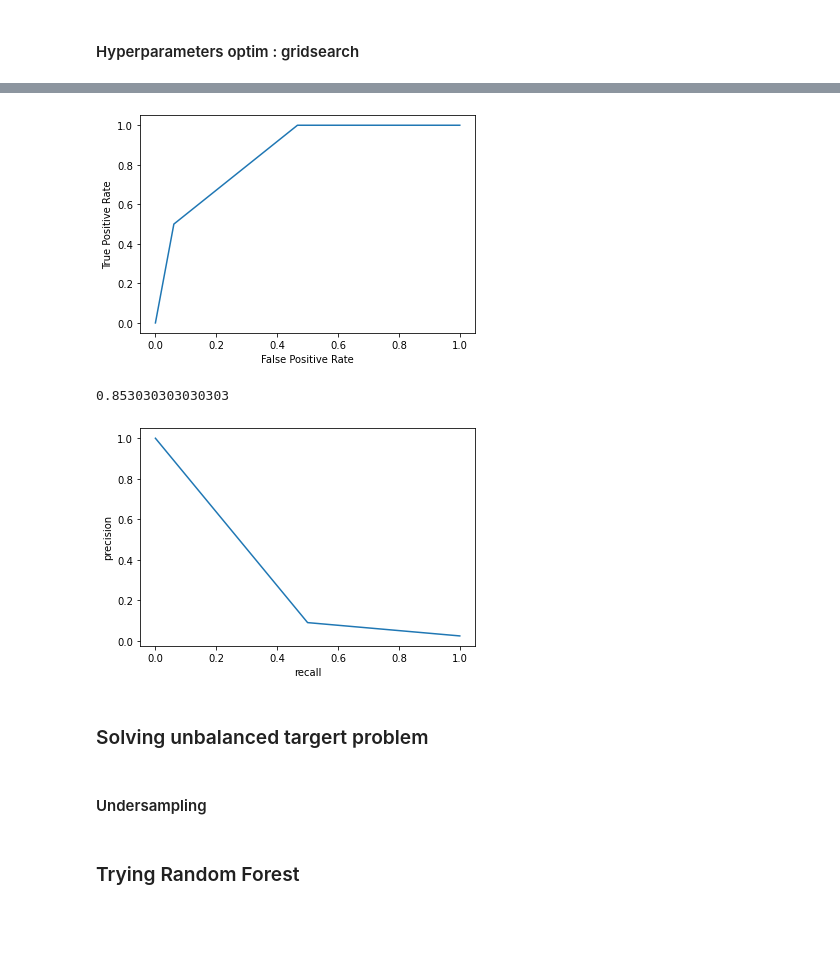
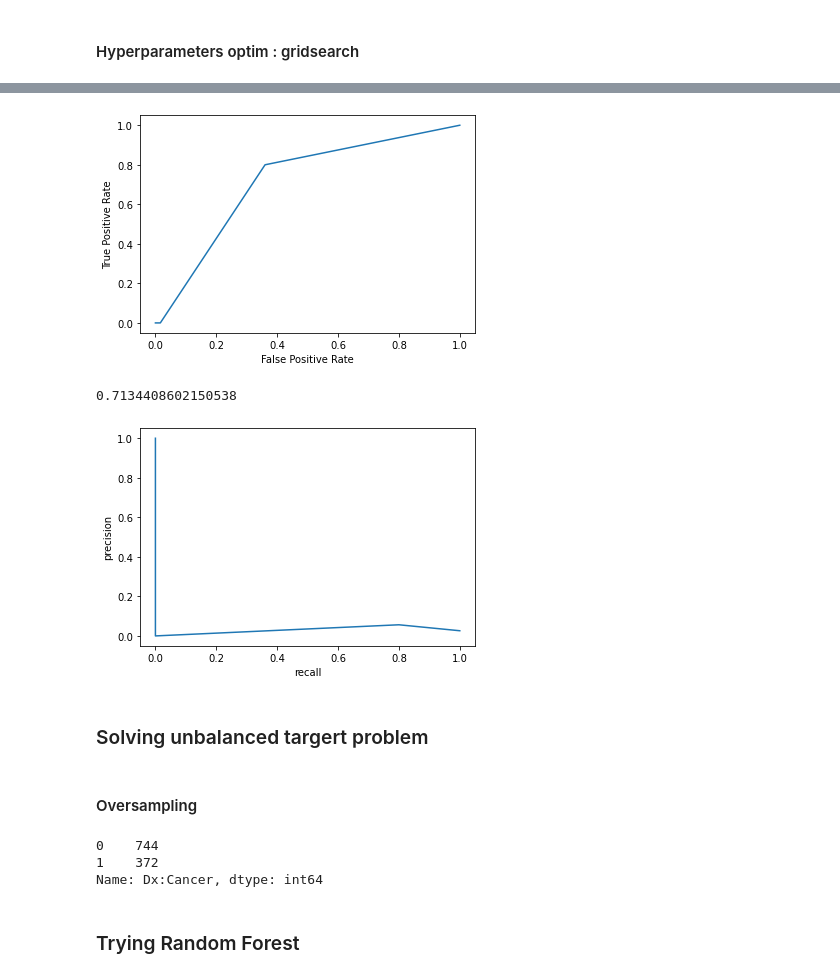
Before and after one commit to Steelataure/B3-dev, a Jupyter notebook: Machine Learning et Python/cours 2/ML_ python introduction & binary classifiers-2.ipynb, the cells around one changed output, grey strips where cells are left out. Drawn from its saved outputs; the diff is of its cells as text; code cells hidden in the pictures; blank space fills up the shorter version.

```diff
--- a/Machine Learning et Python/cours 2/ML_ python introduction & binary classifiers-2.ipynb
+++ b/Machine Learning et Python/cours 2/ML_ python introduction & binary classifiers-2.ipynb
@@ -223,34 +257,34 @@ best auc: 0.7748590556730091
 # %%
 # calling classifier
-clf_best = DecisionTreeClassifier(criterion= 'entropy', max_depth=4, min_samples_split = 0.07, random_state= 42)
+clf_best = DecisionTreeClassifier(criterion= 'entropy', max_depth=3, min_samples_split = 0.02, random_state= 42)
 
 # model variables definitions
 Y = data['Dx:Cancer']
 X = data.drop(labels=['Dx:Cancer'], axis=1)
 
 # splitting into train test
-X_train, X_test, Y_train, Y_test = train_test_split(X, Y, test_size = 0.25, random_state=30)
+X_train, X_test, Y_train, Y_test = train_test_split(X, Y, test_size = 0.25, random_state=70)
 
 # running search
 clf_best.fit(X_train, Y_train)
 
 # prediction
 estimate_best = clf_best.predict_proba(X_test)[:,1]
 fpr, tpr, _ = roc_curve(Y_test,  estimate_best)
 # getting roc curve
 
 plt.plot(fpr,tpr)
 
 plt.ylabel('True Positive Rate')
 plt.xlabel('False Positive Rate')
 plt.show()
 # %% [output]
-[figure, old version]
+[figure, new version]
 # %%
 # auc
 auc(fpr, tpr)
 # %% [output]
-0.853030303030303
+0.7134408602150538
 # %%
 precision, recall, _ = precision_recall_curve(Y_test,  estimate_best)
 
@@ -262,10 +296,10 @@ plt.ylabel('precision')
 plt.xlabel('recall')
 plt.show()
 # %% [output]
-[figure, old version]
+[figure, new version]
 # %%
 # plotting tree
 # %% [markdown]
 ### Solving unbalanced targert problem
 # %% [markdown]
-#### Undersampling
+#### Oversampling
@@ -272,3 +311,9 @@ plt.show()
+# %%
+data_resampled['Dx:Cancer'].value_counts()
+# %% [output]
+0    744
+1    372
+Name: Dx:Cancer, dtype: int64
 # %%
 # plotting tree
 # %% [markdown]
```
Also changed, not shown: parts of 23 cells of this notebook, 3 other files.
